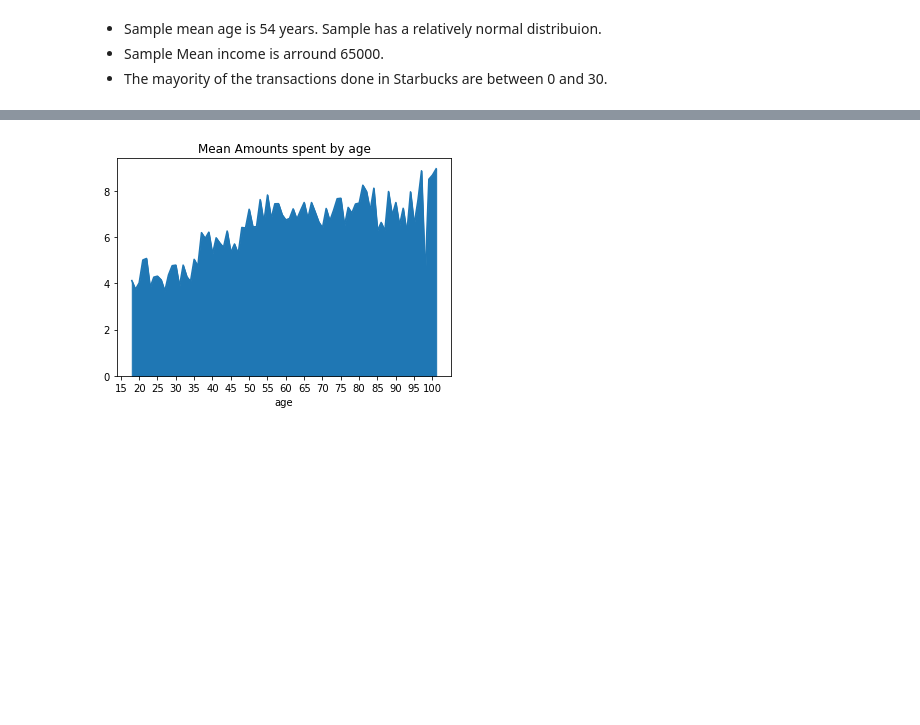
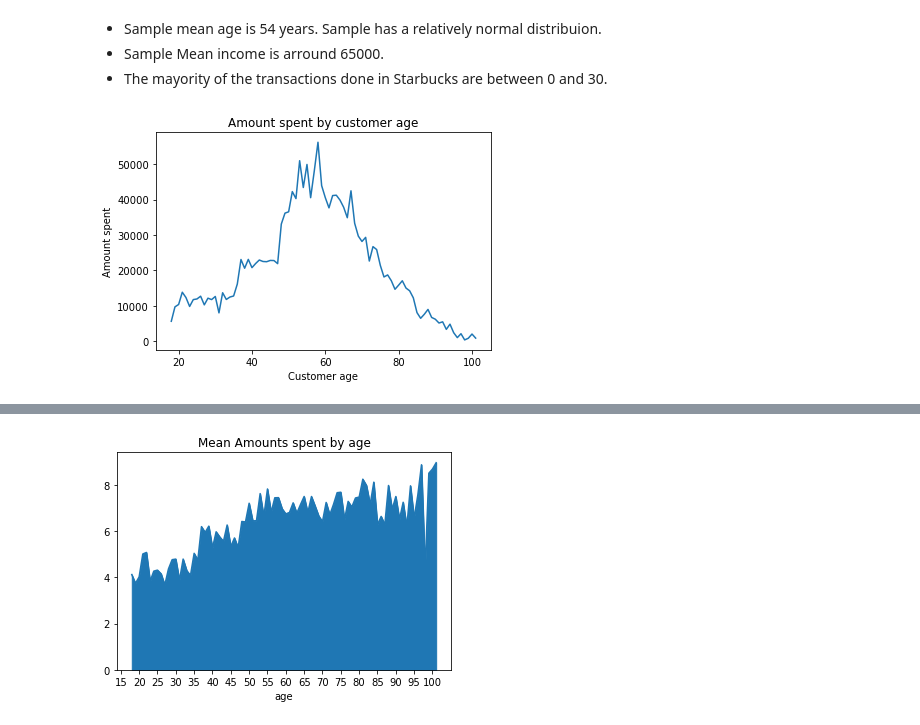
Before and after one commit to Calebhn/Capstone-Project, a Jupyter notebook: Starbucks_Offers_Analysis.ipynb, the cells around one changed output, grey strips where cells are left out. Saved outputs shown, nothing was run; the diff lists cells and outputs as text; code cells hidden in the pictures; blank space fills up the shorter version.

```diff
--- a/Starbucks_Offers_Analysis.ipynb
+++ b/Starbucks_Offers_Analysis.ipynb
@@ -54,3 +54,10 @@ plot_customer_data()
 * Sample mean age is 54 years. Sample has a relatively normal distribuion.
 * Sample Mean income is arround 65000.
 * The mayority of the transactions done in Starbucks are between 0 and 30.
+# %%
+amount_age = transcript.groupby(['age']).agg('sum')['amount'].plot(title='Amount spent by customer age')
+amount_age.set_xlabel("Customer age")
+amount_age.set_ylabel("Amount spent")
+plt.savefig('img/Amount_spent_by_customer_age.png')
+# %% [output]
+[figure, added]
```
Also changed, not shown: parts of 14 cells of this notebook, 19 other files.
